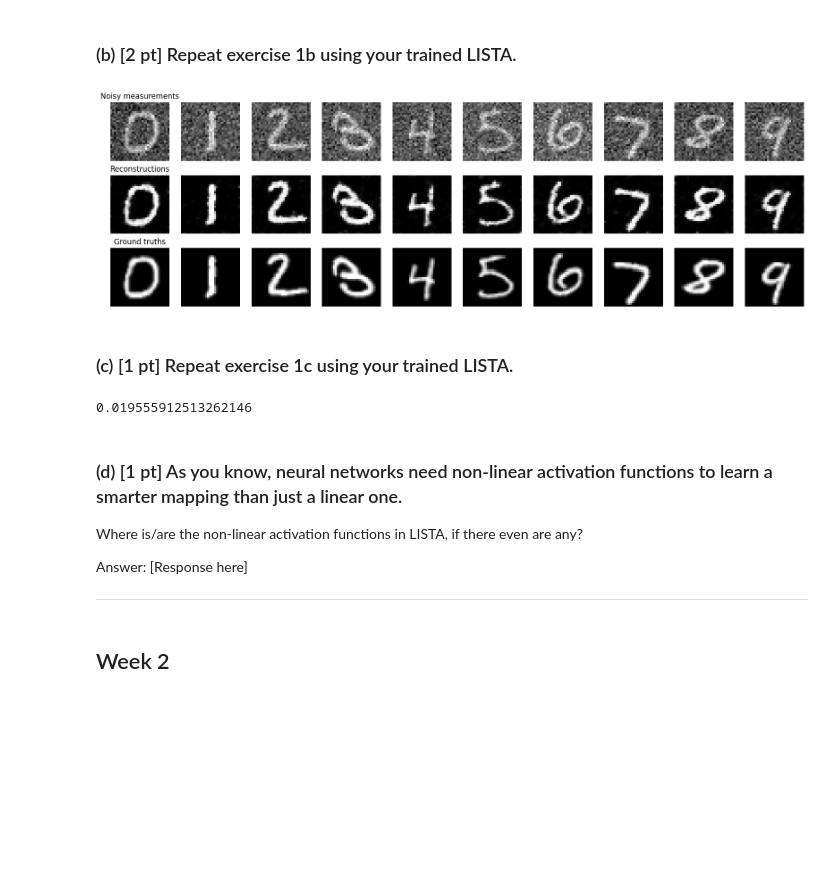
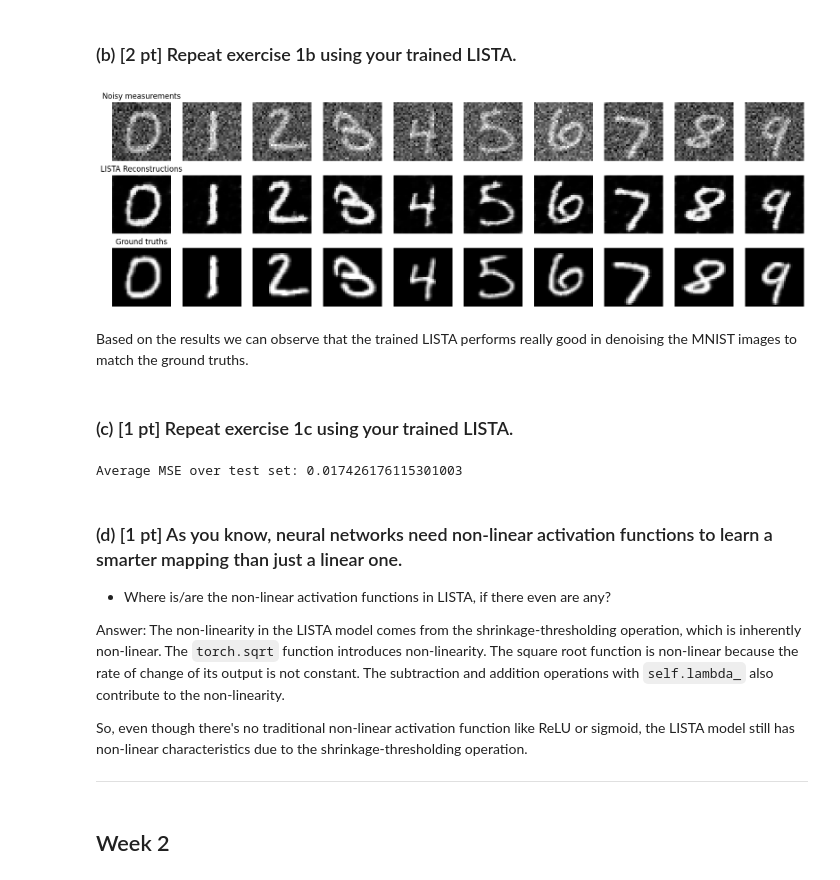
Before and after one commit to svenbbsp/5LSL0, a Jupyter notebook: Assignment_4/Assignment_4_Notebook.ipynb, the cells around one changed output. Saved outputs shown, nothing was run; the diff lists cells and outputs as text; code cells hidden in the pictures; blank space fills up the shorter version.

```diff
--- a/Assignment_4/Assignment_4_Notebook.ipynb
+++ b/Assignment_4/Assignment_4_Notebook.ipynb
@@ -23,16 +26,17 @@ data_loc2 = 'D://5LSL0-Datasets//Fast_MRI_Knee'
 ### Loading MNIST dataset
 # %%
+# Define batch size
 batch_size = 64
 
-# get dataloader
+# Create dataloaders
 train_loader, test_loader = MNIST_dataloader.create_dataloaders(data_loc1, batch_size)
 
+# Print the number of batches for training and testing
 print(f"Number of training batches: {len(train_loader)}"
         f"\nNumber of test batches: {len(test_loader)}")
 
-# get some examples as the first 10 correspond to the digits 0-9
-examples = enumerate(test_loader)
-_, (x_clean_example, x_noisy_example, labels_example) = next(examples)
+# Get some examples as the first 10 correspond to the digits 0-9
+_, (x_clean_example, x_noisy_example, labels_example) = next(enumerate(test_loader))
 
 # show the examples in a plot
 plt.figure(figsize=(12,3))
@@ -253,67 +256,75 @@ Epoch [15/15], Loss: 0.0203
 # %% [markdown]
 ### (b) [2 pt] Repeat exercise 1b using your trained LISTA.
 # %%
+# Get a batch of test data
 clean, noisy, label = next(iter(test_loader))
-output = model(noisy.to(device))
 
-output = output.detach().cpu()
+output = model(noisy.to(device)) # Move the noisy data to the GPU and get the output
+output = output.detach().cpu() # Move the output back to the CPU
+
 # Access 10 examples as representations for all digits
 clean_example = clean[0:10,:,:,:]
 noisy_example = noisy[0:10,:,:,:]
 output_example = output[0:10,:,:,:]
-
 
 # Create a figure with 10 columns and 3 rows
 fig, axs = plt.subplots(3, 10, figsize=(20, 6))
 
 # For each column
 for i in range(10):
     # Display the noisy measurement in the first row
     axs[0, i].imshow(noisy_example[i,0,:,:], cmap='gray')
     axs[0, i].axis('off')
 
     # Display the reconstruction in the second row
     axs[1, i].imshow(output_example[i,0,:,:], cmap='gray')
     axs[1, i].axis('off')
 
     # Display the ground truth in the third row
     axs[2, i].imshow(clean_example[i,0,:,:], cmap='gray')
     axs[2, i].axis('off')
 
 # Set the titles for the rows
 axs[0, 0].set_title('Noisy measurements')
-axs[1, 0].set_title('Reconstructions')
+axs[1, 0].set_title('LISTA Reconstructions')
 axs[2, 0].set_title('Ground truths')
 
 # Save the figure
 plt.savefig('LISTA_Reconstructions.png')
 
 # Display the figure
 plt.show()
 # %% [output]
-[figure, old version]
+[figure, new version]
+# %% [markdown]
+Based on the results we can observe that the trained LISTA performs really good in denoising the MNIST images to match the ground truths.
 # %% [markdown]
 ### (c) [1 pt] Repeat exercise 1c using your trained LISTA.
 # %%
-model.eval()
+model.eval() # Set the model to evaluation mode
+
+# Apply the LISTA model to all test images
 loss = []
-for batch, (clean,noisy,_) in enumerate(test_loader):
-    clean, noisy = clean.to(device),noisy.to(device)
 
+for batch, (clean, noisy, _) in enumerate(test_loader):
+    # Move data to GPU if available
+    clean, noisy = clean.to(device), noisy.to(device)
 
-
+    # Forward pass
     output = model(noisy)
     x = criterion(output, clean).item()
     loss.append(x)
 
-print(np.mean(loss))
+print(f"Average MSE over test set: {np.mean(loss)}")
 # %% [output]
-0.019555912513262146
+Average MSE over test set: 0.017426176115301003
 # %% [markdown]
 ### (d) [1 pt] As you know, neural networks need non-linear activation functions to learn a smarter mapping than just a linear one.
-Where is/are the non-linear activation functions in LISTA, if there even are any?
+- Where is/are the non-linear activation functions in LISTA, if there even are any?
 
-Answer: [Response here]
+Answer: The non-linearity in the LISTA model comes from the shrinkage-thresholding operation, which is inherently non-linear. The `torch.sqrt` function introduces non-linearity. The square root function is non-linear because the rate of change of its output is not constant. The subtraction and addition operations with `self.lambda_` also contribute to the non-linearity.
+
+So, even though there's no traditional non-linear activation function like ReLU or sigmoid, the LISTA model still has non-linear characteristics due to the shrinkage-thresholding operation.
 
 ---
 # %% [markdown]
```
Also changed, not shown: parts of 13 cells of this notebook.
